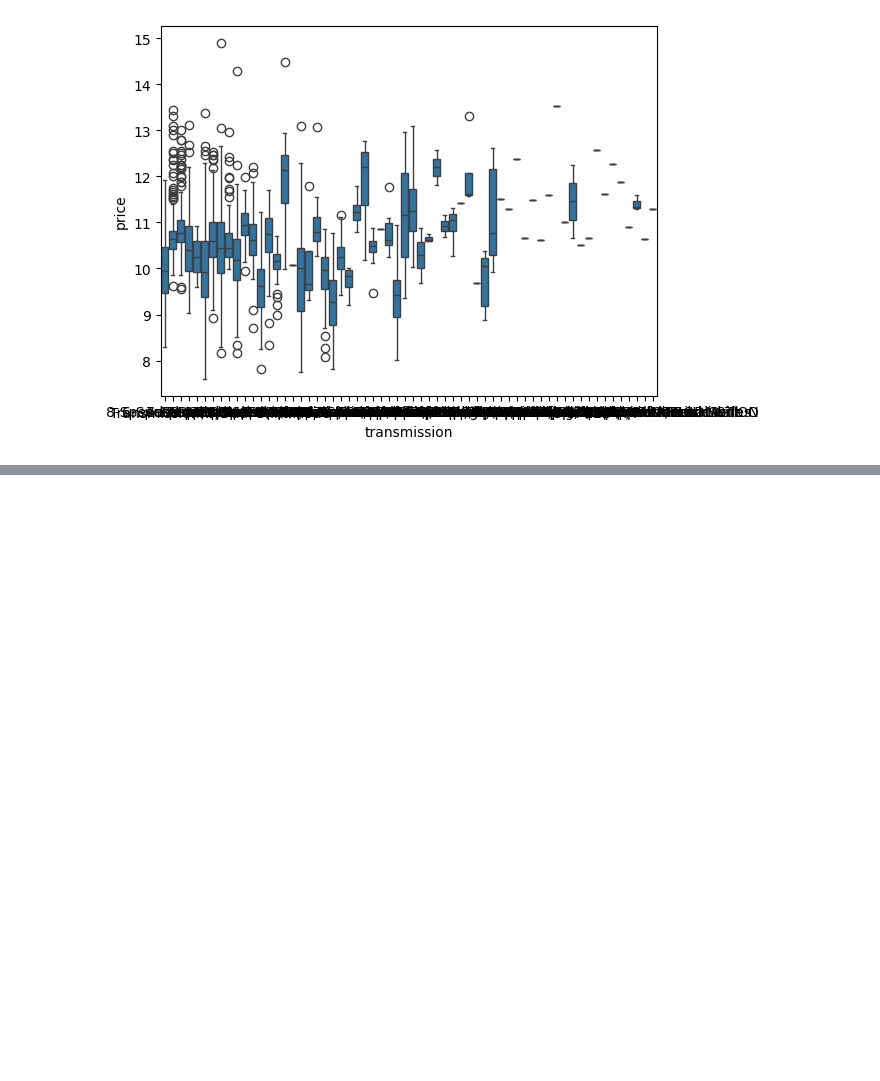
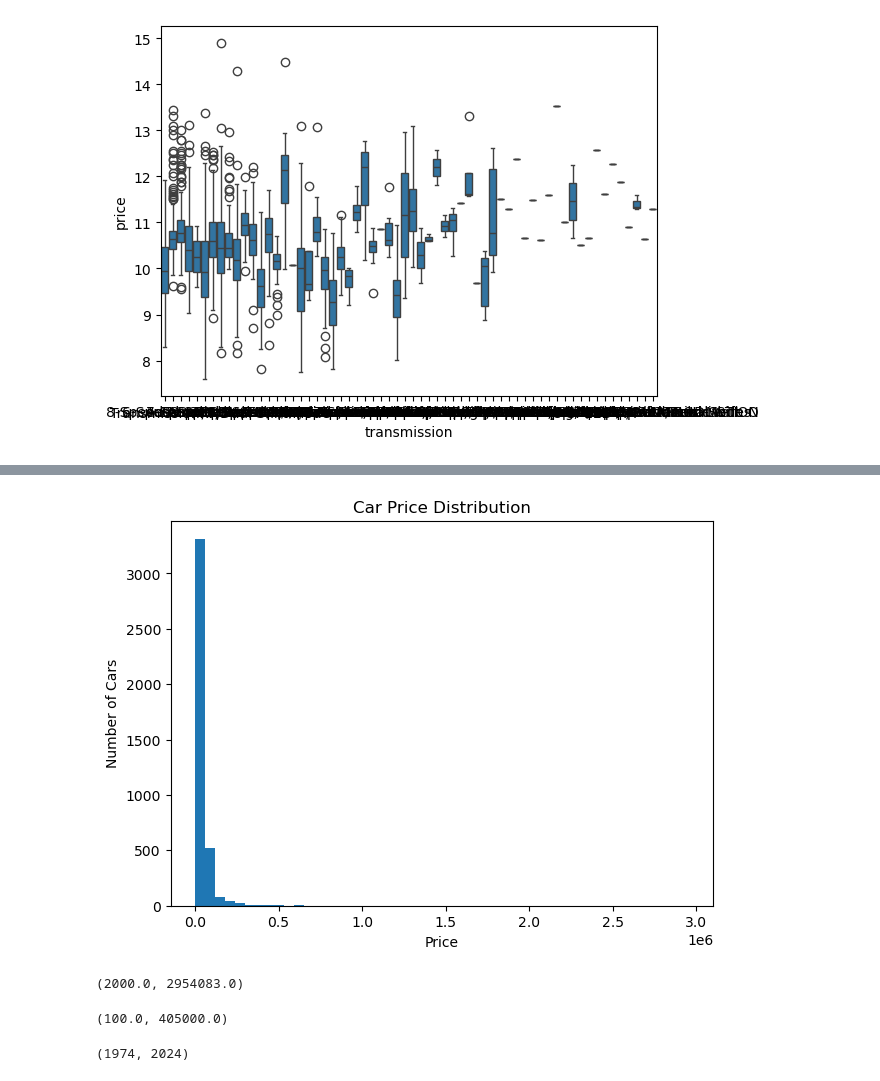
Before and after one commit to SayidMushtaQ/used-car-price-predictor, a Jupyter notebook: Notebook/Main.ipynb, the cells around one changed output, grey strips where cells are left out. Cells and saved outputs as stored; diff of their text form; code cells hidden in the pictures; blank space fills up the shorter version.

Commit message:
Update car price prediction notebook

```diff
--- a/Notebook/Main.ipynb
+++ b/Notebook/Main.ipynb
@@ -273,3 +273,7 @@ sns.boxplot(
 plt.show()
 # %% [output]
 [figure]
+# %%
+CURRENT_YEAR = 2026
+
+df['car_age']  = CURRENT_YEAR  - df['model_year']
@@ -275,0 +301,24 @@ plt.show()
+# %%
+plt.figure(figsize=(7, 5))
+
+plt.hist(df["price"], bins=50)
+
+plt.xlabel("Price")
+plt.ylabel("Number of Cars")
+plt.title("Car Price Distribution")
+
+plt.show()
+# %% [output]
+[figure, added]
+# %%
+df['price'].min(),df['price'].max()
+# %% [output]
+(2000.0, 2954083.0)
+# %%
+df["milage"].min(), df["milage"].max()
+# %% [output]
+(100.0, 405000.0)
+# %%
+df["model_year"].min(), df["model_year"].max()
+# %% [output]
+(1974, 2024)
```
Also changed, not shown: parts of 2 cells of this notebook.
